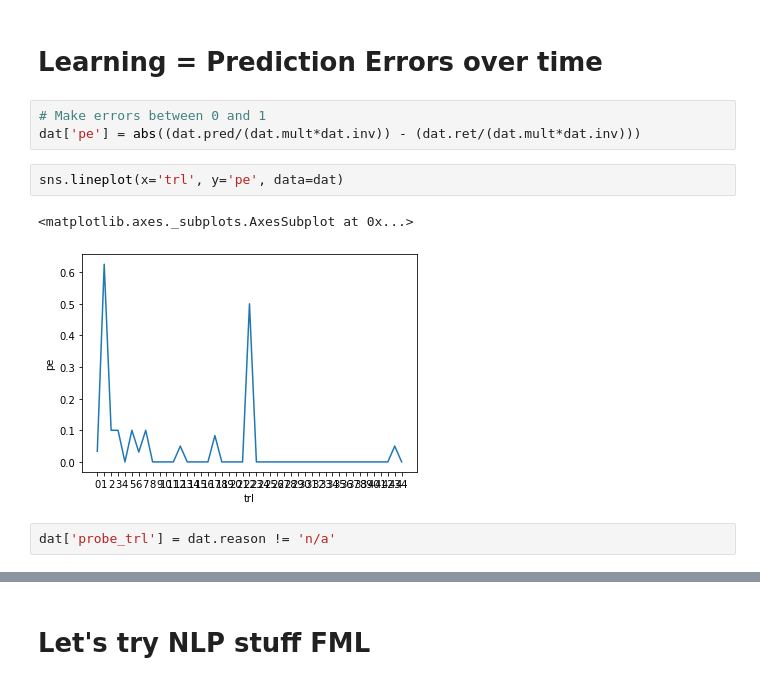
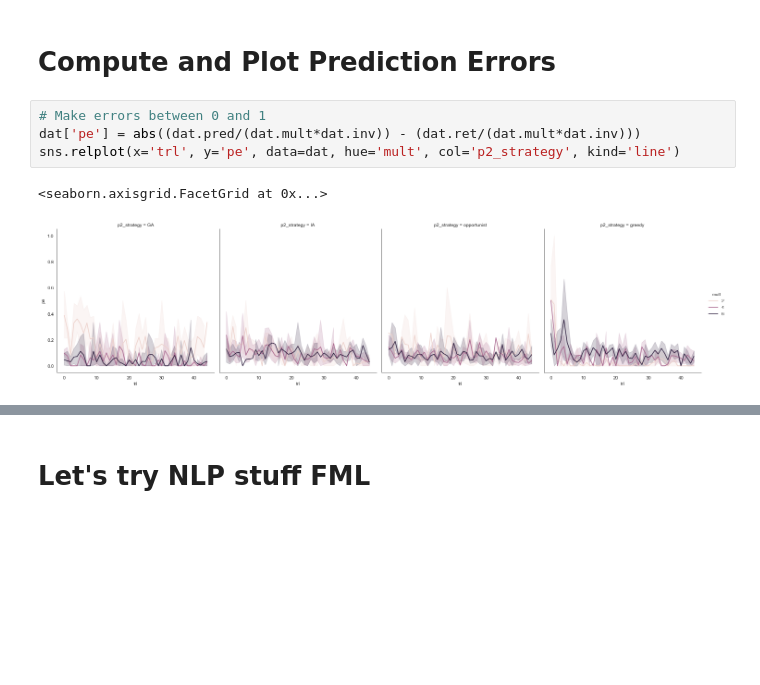
Before and after one commit to brandonDormes/HMTG_possibilities, a Jupyter notebook: analysis/Experiment_1/pilot_analysis.ipynb, the cells around one changed output, grey strips where cells are left out. Saved outputs shown, nothing was run; the diff lists cells and outputs as text; blank space fills up the shorter version.

```diff
--- a/analysis/Experiment_1/pilot_analysis.ipynb
+++ b/analysis/Experiment_1/pilot_analysis.ipynb
@@ -28,12 +57,9 @@ dat
 # %% [markdown]
-# Learning  = Prediction Errors over time
+# Compute and Plot Prediction Errors
 # %%
 # Make errors between 0 and 1
 dat['pe'] = abs((dat.pred/(dat.mult*dat.inv)) - (dat.ret/(dat.mult*dat.inv)))
+sns.relplot(x='trl', y='pe', data=dat, hue='mult', col='p2_strategy', kind='line')
+# %% [output]
+<seaborn.axisgrid.FacetGrid at 0x...>
+[figure, added]
-# %%
-sns.lineplot(x='trl', y='pe', data=dat)
-# %% [output]
-<matplotlib.axes._subplots.AxesSubplot at 0x...>
-[figure, removed]
-# %%
-dat['probe_trl'] = dat.reason != 'n/a'
```
Also changed, not shown: parts of 13 cells of this notebook.
